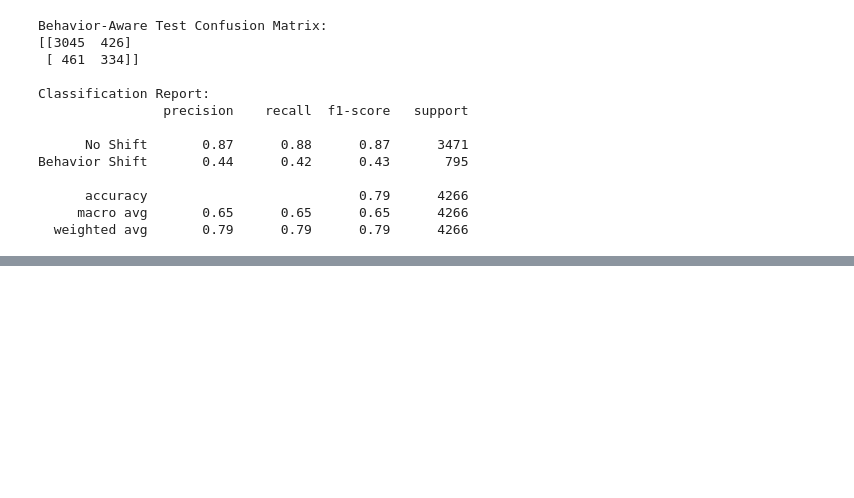
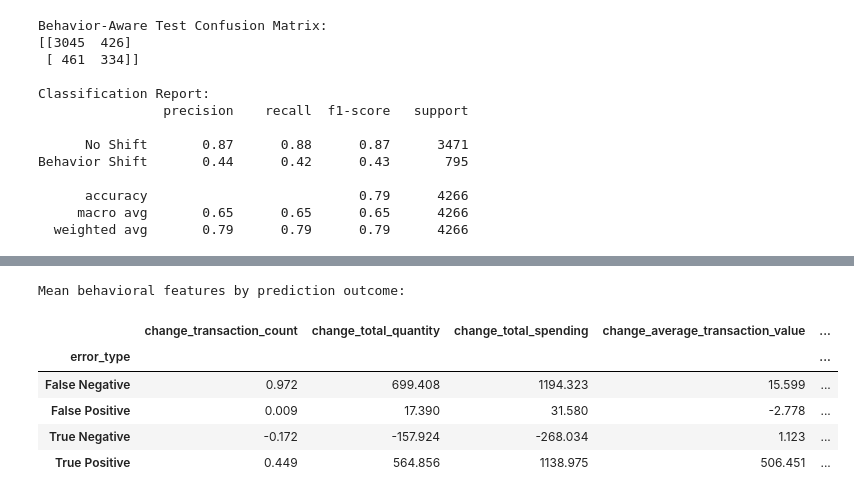
Before and after one commit to saraalwadia/customer-behavior-shift-detection, a Jupyter notebook: notebooks/04_modeling.ipynb, the cells around one changed output, grey strips where cells are left out. Drawn from its saved outputs; the diff is of its cells as text; code cells hidden in the pictures; blank space fills up the shorter version.

Commit message:
Complete baseline, behavior-aware evaluation and initial error analysis

```diff
--- a/notebooks/04_modeling.ipynb
+++ b/notebooks/04_modeling.ipynb
@@ -1149,0 +1200,34 @@ Behavior Shift       0.44      0.42      0.43       795
+# %%
+# Compare behavioral characteristics across prediction outcomes
+
+error_analysis_features = [
+    "change_transaction_count",
+    "change_total_quantity",
+    "change_total_spending",
+    "change_average_transaction_value",
+    "change_unique_products",
+    "pct_change_transaction_count",
+    "pct_change_total_quantity",
+    "pct_change_total_spending",
+    "pct_change_average_transaction_value",
+    "pct_change_unique_products",
+    "months_since_previous"
+]
+
+error_summary = (
+    test_results
+    .groupby("error_type")[error_analysis_features]
+    .mean()
+    .round(3)
+)
+
+print("Mean behavioral features by prediction outcome:")
+display(error_summary)
+# %% [output]
+Mean behavioral features by prediction outcome:
+|  | change_transaction_count | change_total_quantity | change_total_spending | change_average_transaction_value | ... |
+| error_type |  |  |  |  | ... |
+| False Negative | 0.972 | 699.408 | 1194.323 | 15.599 | ... |
+| False Positive | 0.009 | 17.390 | 31.580 | -2.778 | ... |
+| True Negative | -0.172 | -157.924 | -268.034 | 1.123 | ... |
+| True Positive | 0.449 | 564.856 | 1138.975 | 506.451 | ... |
```
Also changed, not shown: parts of 3 cells of this notebook.
